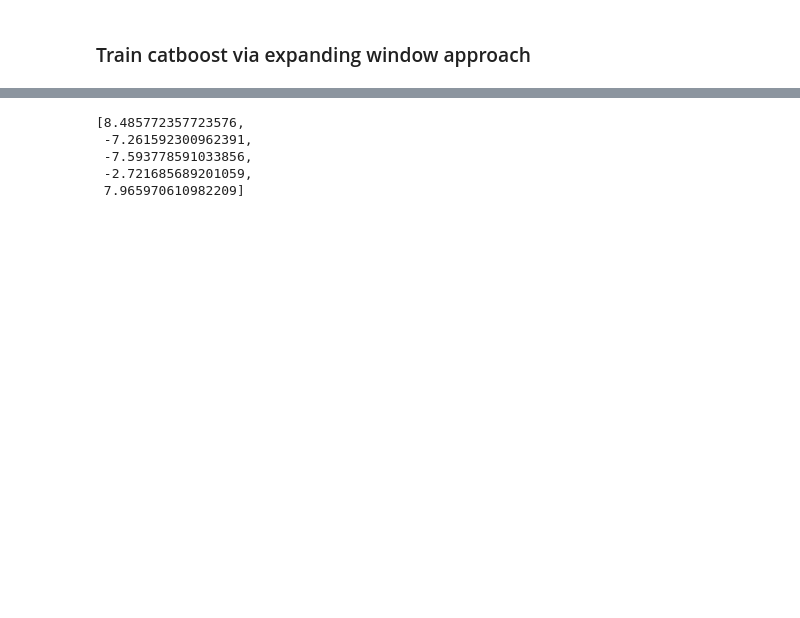
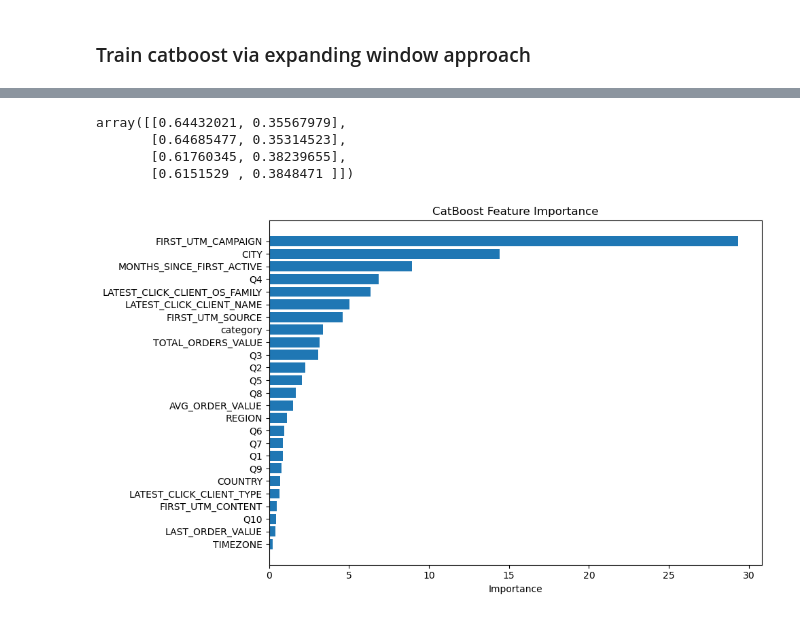
Before and after one commit to broniyk/CreativeRank, a Jupyter notebook: notebooks/baseline.ipynb, the cells around one changed output, grey strips where cells are left out. Cells and saved outputs as stored; diff of their text form; code cells hidden in the pictures; blank space fills up the shorter version.

```diff
--- a/notebooks/baseline.ipynb
+++ b/notebooks/baseline.ipynb
@@ -326,0 +559,9 @@ Best validation score: 0.8118
+# %%
+test_pool, test_group_ids, X_test, y_test = get_pooled_dataset(val_df)
+scores = ranker.predict(X_test)
+# %%
+preds = val_df.sort_values(["EXPERIMENT_ID", "RECIPIENT_ID"]).assign(
+    PRED=scores, GT=y_test
+)[["EXPERIMENT_ID", "RECIPIENT_ID", "VARIATION_ID", "PRED"]]
+y_true = val_df[["EXPERIMENT_ID", "RECIPIENT_ID", "VARIATION_ID", "CLICK"]].query("CLICK==1")
+mrr_at_k(preds, y_true, 5)
@@ -327,18 +570,5 @@ Best validation score: 0.8118
 # %% [markdown]
 ### Train catboost via expanding window approach
-# %%
-def hit_rate_at_k(preds: pd.DataFrame, y_true: pd.DataFrame, k: int):
-    top_k_preds = (
-        preds
-        .sort_values(
-            ["EXPERIMENT_ID", "RECIPIENT_ID", "PRED"], ascending=[True, True, False]
-        )
-        .groupby(["EXPERIMENT_ID", "RECIPIENT_ID"])
-        .head(k)
-
-    )
-    hit_rate = len(pd.merge(y_true, top_k_preds, on=["EXPERIMENT_ID", "RECIPIENT_ID", "VARIATION_ID"], how="inner"))/len(y_true)
-    return hit_rate
 # %%
 from sklearn.model_selection import TimeSeriesSplit
 
@@ -449,8 +691,27 @@ Hit rate at k=1: 0.2699149265274555, uplift: 7.965970610982209%
 # %%
-uplift_results
+model.predict_proba(test_X.iloc[:4])
 # %% [output]
-[8.485772357723576,
- -7.261592300962391,
- -7.593778591033856,
- -2.721685689201059,
- 7.965970610982209]
+array([[0.64432021, 0.35567979],
+       [0.64685477, 0.35314523],
+       [0.61760345, 0.38239655],
+       [0.6151529 , 0.3848471 ]])
+# %%
+import matplotlib.pyplot as plt
+
+# Plot feature importance
+feature_importances = model.get_feature_importance()
+feature_names = list(train_X.columns)
+
+# Sort feature importances and names in ascending order
+sorted_indices = feature_importances.argsort()
+sorted_importances = feature_importances[sorted_indices]
+sorted_feature_names = [feature_names[i] for i in sorted_indices]
+
+plt.figure(figsize=(10, 6))
+plt.barh(sorted_feature_names, sorted_importances)
+plt.xlabel('Importance')
+plt.title('CatBoost Feature Importance')
+plt.tight_layout()
+plt.show()
+# %% [output]
+[figure, added]
```
Also changed, not shown: parts of 17 cells of this notebook, 15 other files.
